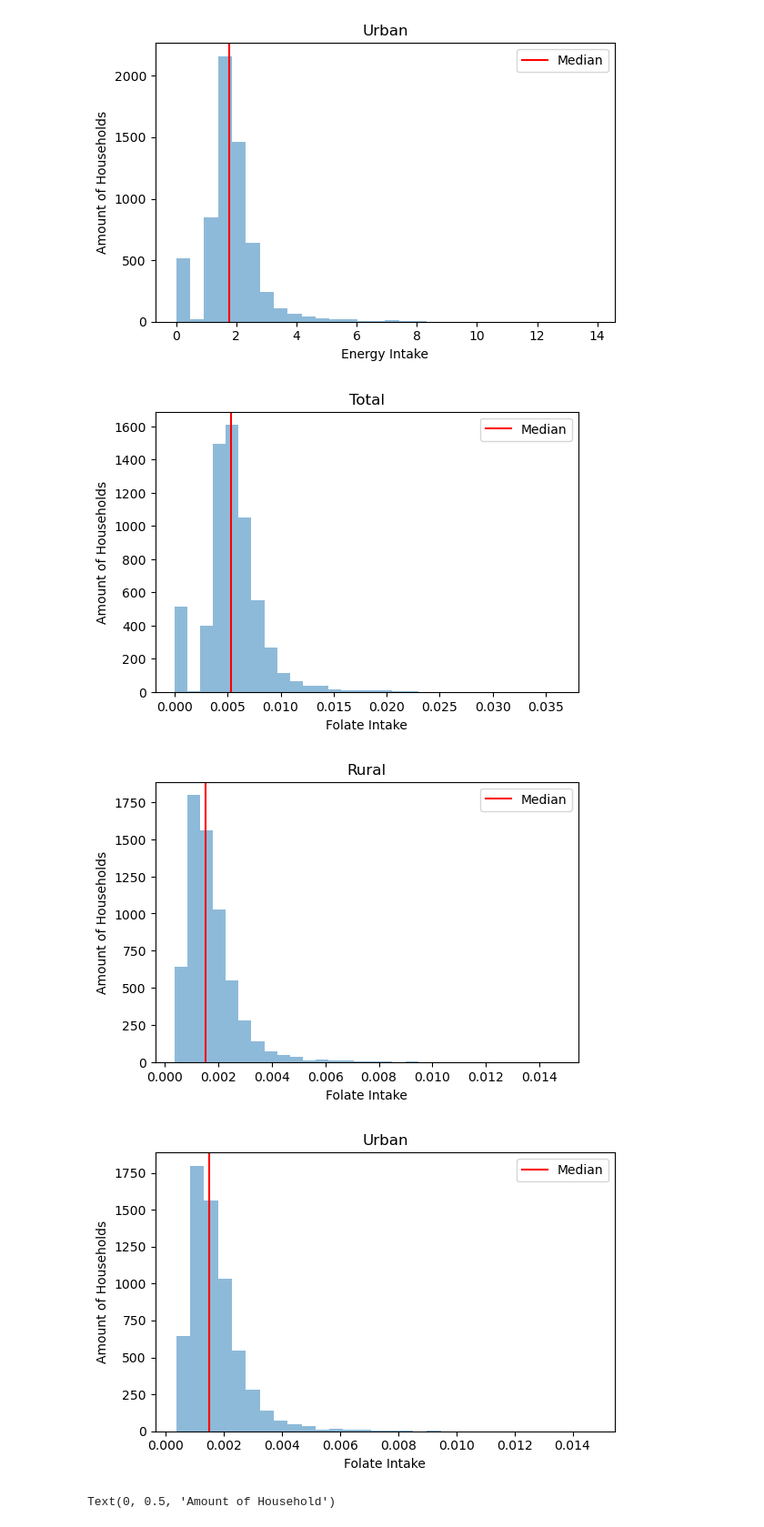
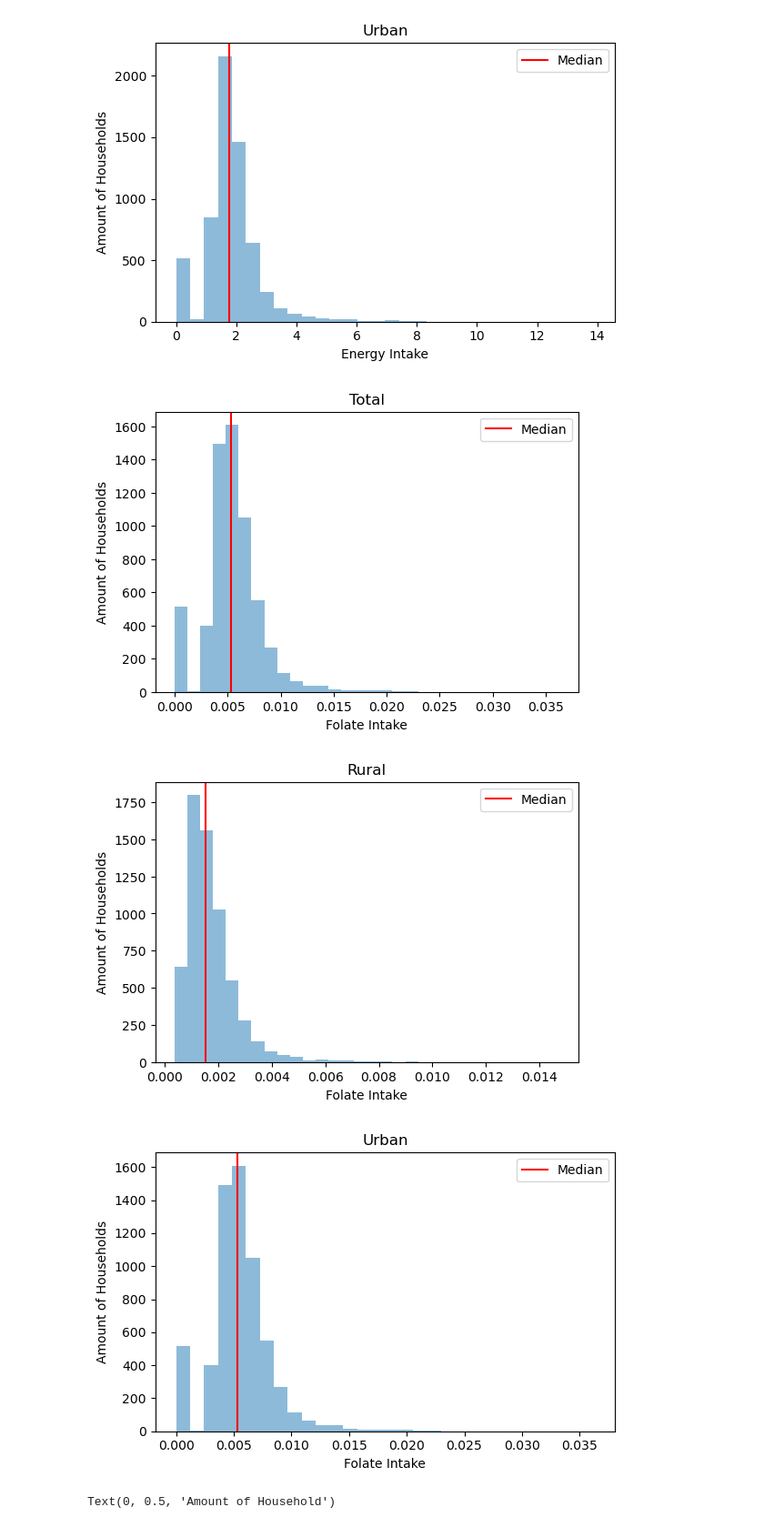
Before and after one commit to neha-lala/TWSchultz, a Jupyter notebook: Final. Code.ipynb, the cells around one changed output. Shown at 91% size. Cells and saved outputs as stored; diff of their text form; code cells hidden in the pictures.

```diff
--- a/Final. Code.ipynb
+++ b/Final. Code.ipynb
@@ -556,36 +556,36 @@ ax1.legend()
 ax1.set_xlabel('Folate Intake')
 ax1.set_ylabel('Amount of Households')
 ax1.set_title('Total')
 
 # Create the second subplot
 fig1, ax2 = plt.subplots(figsize=(6, 4))
 ax2.hist(r_nutrient_ratio['Folate'], bins=30, alpha=0.5)
 median_value2 = r_nutrient_ratio['Folate'].median()
 ax2.axvline(median_value2, color='r', linestyle='-', label='Median')
 ax2.legend()
 ax2.set_xlabel('Folate Intake')
 ax2.set_ylabel('Amount of Households')
 ax2.set_title('Rural')
 
 # Create the third subplot
 fig1, ax3 = plt.subplots(figsize=(6, 4))
-ax3.hist(r_nutrient_ratio['Folate'], bins=30, alpha=0.5)
-median_value3 = r_nutrient_ratio['Folate'].median()
+ax3.hist(u_nutrient_ratio['Folate'], bins=30, alpha=0.5)
+median_value3 = u_nutrient_ratio['Folate'].median()
 ax3.axvline(median_value3, color='r', linestyle='-', label='Median')
 ax3.legend()
 ax3.set_xlabel('Folate Intake')
 ax3.set_ylabel('Amount of Households')
 ax3.set_title('Urban')
 
 # Adjust layout
 plt.tight_layout()
 
 # Show the plots
 plt.show()
 # %% [output]
 [figure]
 [figure]
-[figure, old version]
+[figure, new version]
 # %%
 %matplotlib inline
 nutrient_ratio['Energy'].hist(bins=30)
```
Also changed, not shown: parts of 2 cells of this notebook.
